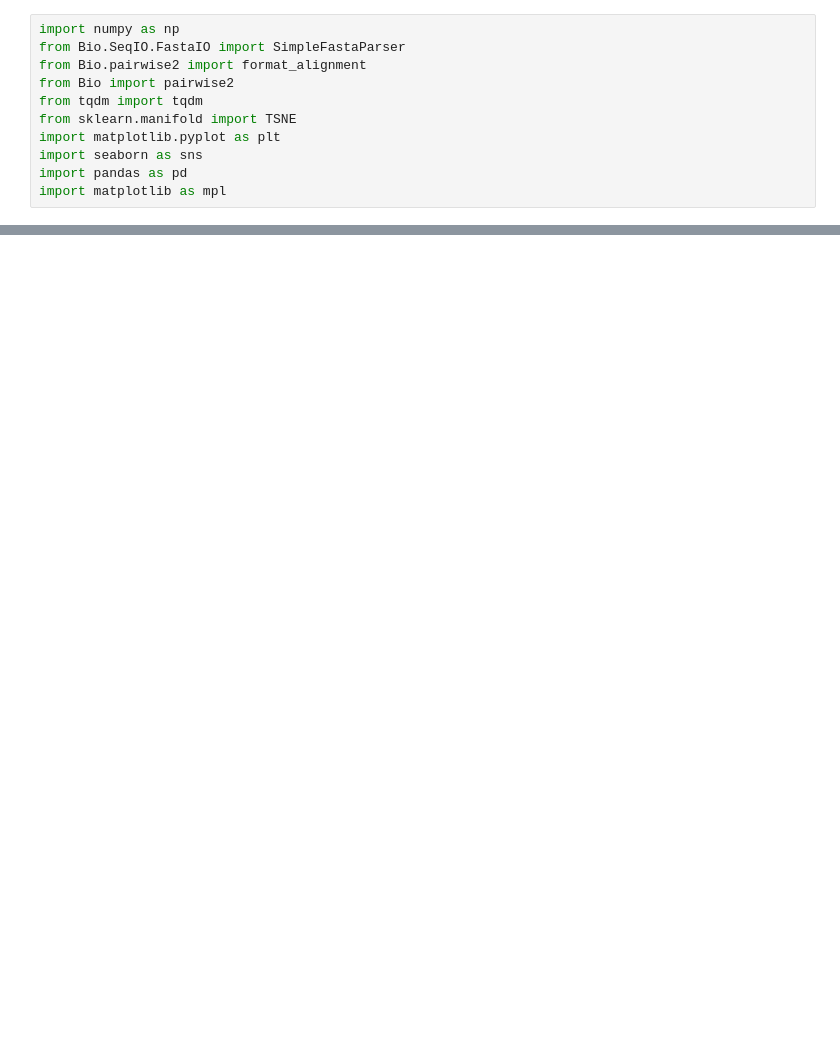
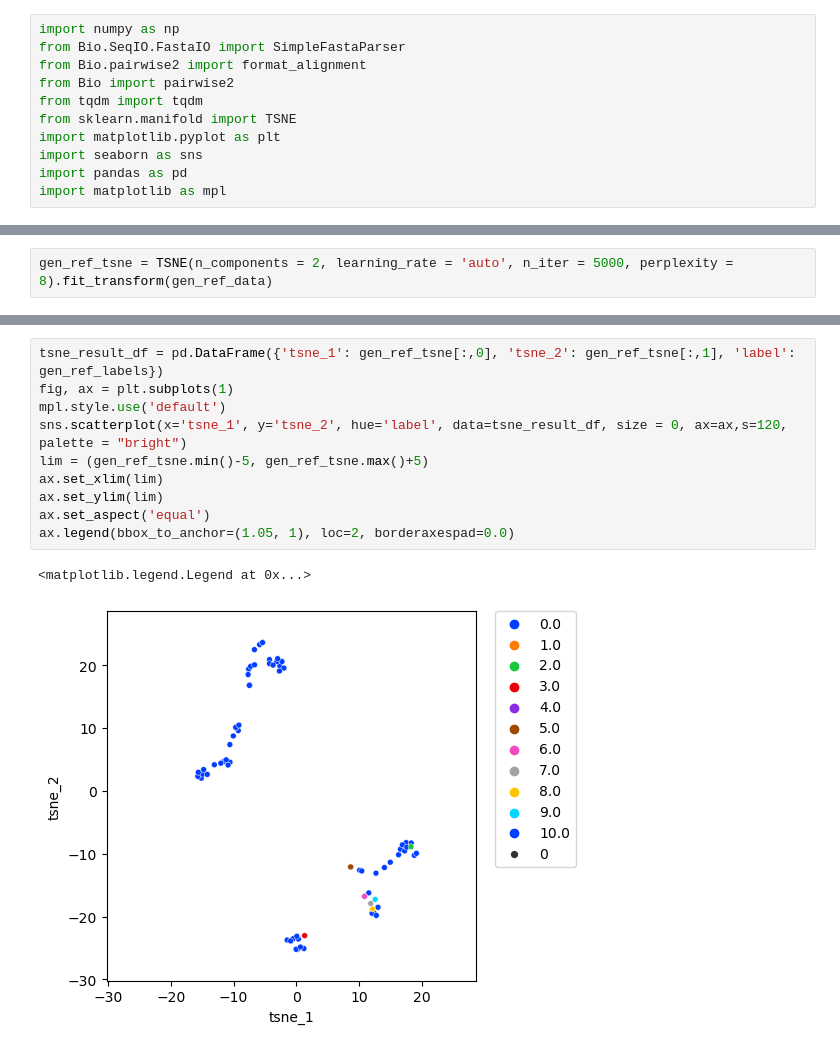
Before and after one commit to evdurymanov/AAVGAN, a Jupyter notebook: t-sne/t_sne.ipynb, the cells around one changed output, grey strips where cells are left out. Saved outputs shown, nothing was run; the diff lists cells and outputs as text; blank space fills up the shorter version.

```diff
--- a/t-sne/t_sne.ipynb
+++ b/t-sne/t_sne.ipynb
@@ -24,3 +23,5 @@ finished = TSNE(n_components = 2, learning_rate = 'auto', n_iter = 5000, perplex
+# %%
+gen_ref_tsne = TSNE(n_components = 2, learning_rate = 'auto', n_iter = 5000, perplexity = 8).fit_transform(gen_ref_data)
 # %%
 tsne_result_df = pd.DataFrame({'tsne_1': finished[:,0], 'tsne_2': finished[:,1], 'label': aav_labels_10_interested})
 fig, ax = plt.subplots(1)
@@ -36,0 +38,13 @@ ax.legend(bbox_to_anchor=(1.05, 1), loc=2, borderaxespad=0.0)
+# %%
+tsne_result_df = pd.DataFrame({'tsne_1': gen_ref_tsne[:,0], 'tsne_2': gen_ref_tsne[:,1], 'label': gen_ref_labels})
+fig, ax = plt.subplots(1)
+mpl.style.use('default')
+sns.scatterplot(x='tsne_1', y='tsne_2', hue='label', data=tsne_result_df, size = 0, ax=ax,s=120, palette = "bright")
+lim = (gen_ref_tsne.min()-5, gen_ref_tsne.max()+5)
+ax.set_xlim(lim)
+ax.set_ylim(lim)
+ax.set_aspect('equal')
+ax.legend(bbox_to_anchor=(1.05, 1), loc=2, borderaxespad=0.0)
+# %% [output]
+<matplotlib.legend.Legend at 0x...>
+[figure, added]
```
Also changed, not shown: parts of 4 cells of this notebook, 3 other files.
